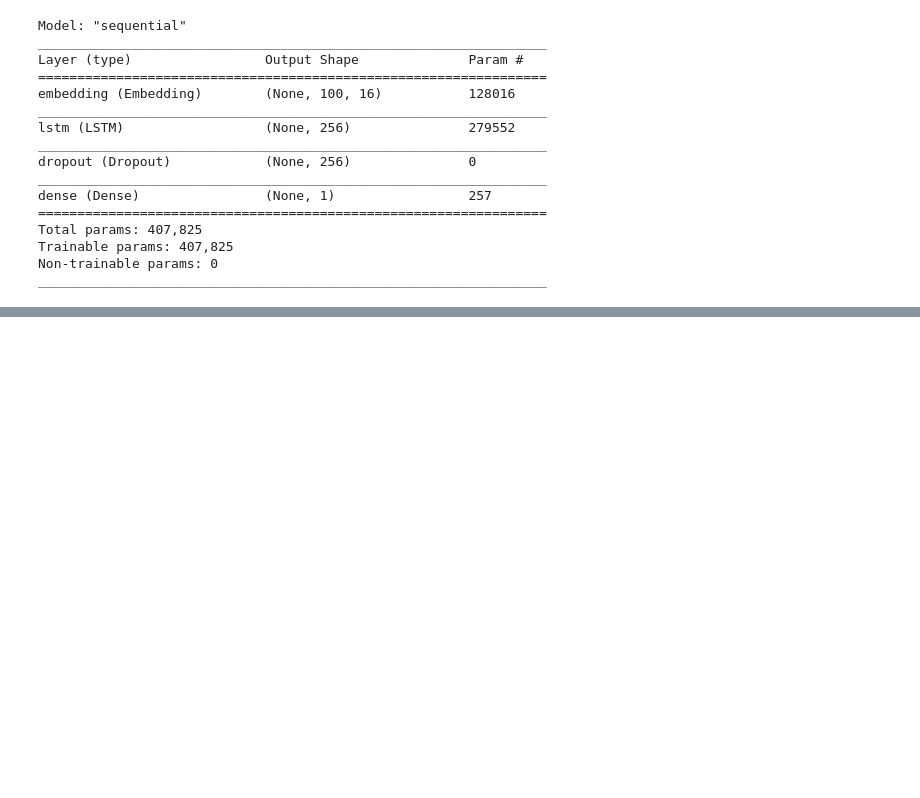
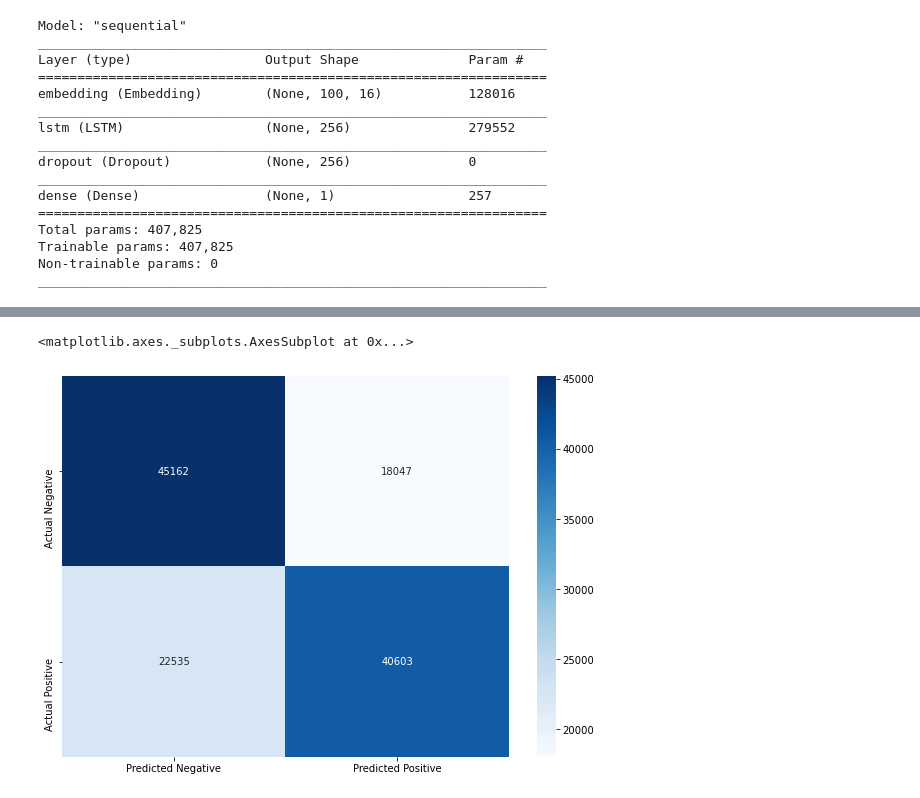
Before and after one commit to dannydhkim/Reddit_Sarcasm, a Jupyter notebook: Sarcasm Detection_model_v1.ipynb, the cells around one changed output, grey strips where cells are left out. Drawn from its saved outputs; the diff is of its cells as text; code cells hidden in the pictures; blank space fills up the shorter version.

```diff
--- a/Sarcasm Detection_model_v1.ipynb
+++ b/Sarcasm Detection_model_v1.ipynb
@@ -472,0 +410,2 @@ sns.heatmap(df_cm, annot=True, fmt='d', cmap="Blues")
+# %%
+X_train, X_test, y_train, y_test = train_test_split(comments, labels)
@@ -473,2 +414,5 @@ sns.heatmap(df_cm, annot=True, fmt='d', cmap="Blues")
+# %%
+tfidf_unigram = TfidfVectorizer(ngram_range=(1,1), max_features=50000, min_df=2)
+tfidf_bigram = TfidfVectorizer(ngram_range=(1,2), max_features=50000, min_df=2)
 # %%
 logit = LogisticRegression(C=1, n_jobs=4, solver='lbfgs',
@@ -475,0 +420,7 @@ logit = LogisticRegression(C=1, n_jobs=4, solver='lbfgs',
+# %%
+tfidf_unigram_pipe = Pipeline([('tfidf_unigram', tfidf_unigram),
+                                 ('logit', logit)])
+tfidf_unigram_pipe.fit(X_train, y_train)
+uni_val_pred = tfidf_unigram_pipe.predict(X_test)
+print("accuracy:", accuracy_score(y_test, uni_val_pred))
+print(classification_report(y_test, uni_val_pred))
@@ -475,0 +439,10 @@ logit = LogisticRegression(C=1, n_jobs=4, solver='lbfgs',
+# %%
+matrix = confusion_matrix(y_test, uni_val_pred)
+tn, fp, fn, tp = matrix.ravel()
+df_cm = pd.DataFrame(matrix, index = ["Actual Negative", "Actual Positive"],
+                      columns = ["Predicted Negative", "Predicted Positive"])
+plt.figure(figsize = (10,7))
+sns.heatmap(df_cm, annot=True, fmt='d', cmap="Blues")
+# %% [output]
+<matplotlib.axes._subplots.AxesSubplot at 0x...>
+[figure, added]
```
Also changed, not shown: parts of 41 cells of this notebook, 10 other files.
